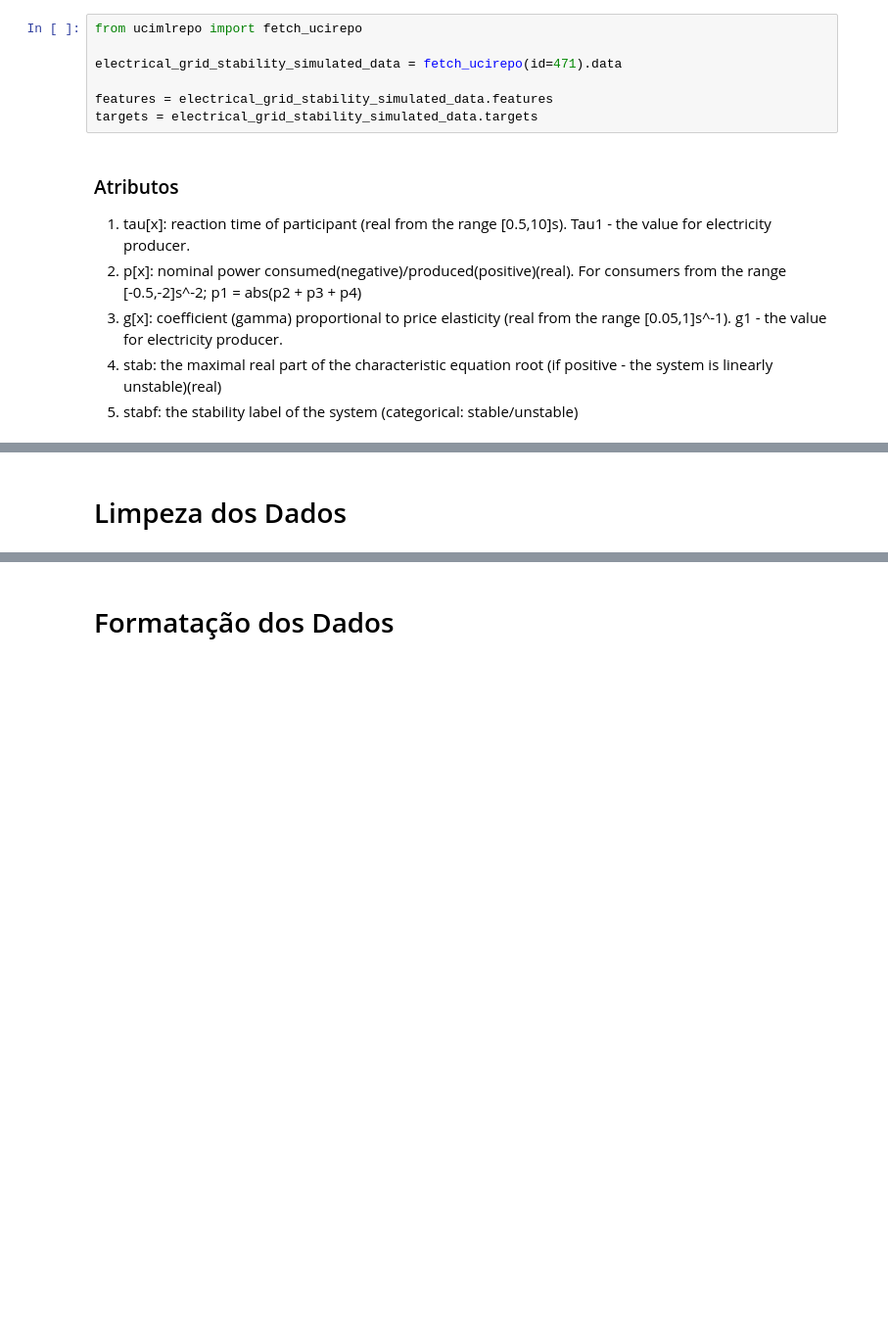
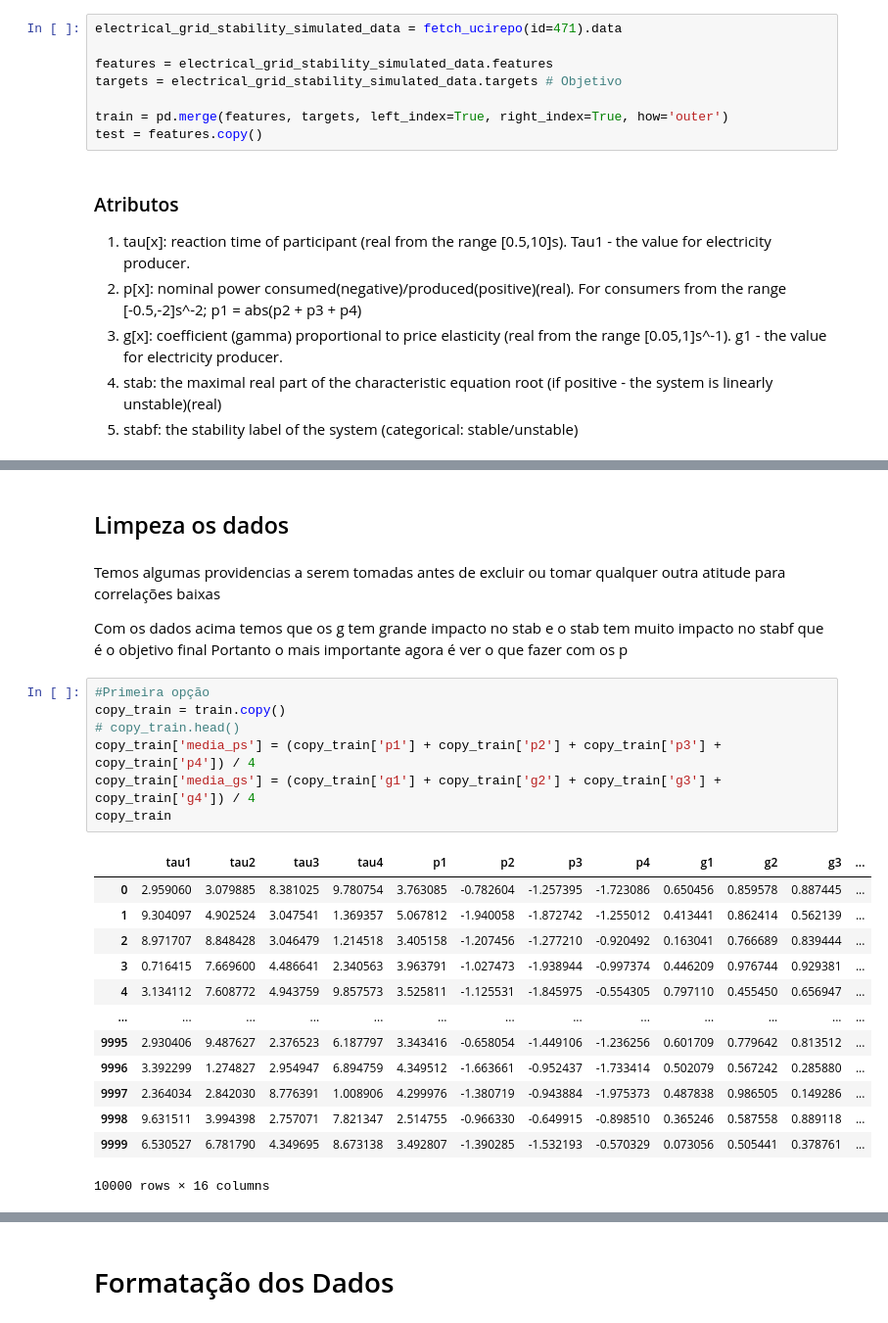
Before and after one commit to masterkey-07/smartgrid-ai-project, a Jupyter notebook: src/concept_proof.ipynb, the cells around one changed output, grey strips where cells are left out. Shown: that part at 98% size. Cells and saved outputs as stored; diff of their text form; blank space fills up the shorter version.

```diff
--- a/src/concept_proof.ipynb
+++ b/src/concept_proof.ipynb
@@ -6,10 +31,11 @@
 # %%
-from ucimlrepo import fetch_ucirepo
-
 electrical_grid_stability_simulated_data = fetch_ucirepo(id=471).data
 
 features = electrical_grid_stability_simulated_data.features
-targets = electrical_grid_stability_simulated_data.targets
+targets = electrical_grid_stability_simulated_data.targets # Objetivo
+
+train = pd.merge(features, targets, left_index=True, right_index=True, how='outer')
+test = features.copy()
 # %% [markdown]
 ### Atributos
 
@@ -21,2 +207,28 @@ targets = electrical_grid_stability_simulated_data.targets
 # %% [markdown]
-# Limpeza dos Dados
+## Limpeza os dados
+# %% [markdown]
+Temos algumas providencias a serem tomadas antes de excluir ou tomar qualquer outra atitude para correlações baixas
+
+Com os dados acima temos que os g tem grande impacto no stab e o stab tem muito impacto no stabf que é o objetivo final
+Portanto o mais importante agora é ver o que fazer com os p
+# %%
+#Primeira opção
+copy_train = train.copy()
+# copy_train.head()
+copy_train['media_ps'] = (copy_train['p1'] + copy_train['p2'] + copy_train['p3'] + copy_train['p4']) / 4
+copy_train['media_gs'] = (copy_train['g1'] + copy_train['g2'] + copy_train['g3'] + copy_train['g4']) / 4
+copy_train
+# %% [output]
+|  | tau1 | tau2 | tau3 | tau4 | p1 | p2 | p3 | p4 | g1 | g2 | g3 | ... |
+| 0 | 2.959060 | 3.079885 | 8.381025 | 9.780754 | 3.763085 | -0.782604 | -1.257395 | -1.723086 | 0.650456 | 0.859578 | 0.887445 | ... |
+| 1 | 9.304097 | 4.902524 | 3.047541 | 1.369357 | 5.067812 | -1.940058 | -1.872742 | -1.255012 | 0.413441 | 0.862414 | 0.562139 | ... |
+| 2 | 8.971707 | 8.848428 | 3.046479 | 1.214518 | 3.405158 | -1.207456 | -1.277210 | -0.920492 | 0.163041 | 0.766689 | 0.839444 | ... |
+| 3 | 0.716415 | 7.669600 | 4.486641 | 2.340563 | 3.963791 | -1.027473 | -1.938944 | -0.997374 | 0.446209 | 0.976744 | 0.929381 | ... |
+| 4 | 3.134112 | 7.608772 | 4.943759 | 9.857573 | 3.525811 | -1.125531 | -1.845975 | -0.554305 | 0.797110 | 0.455450 | 0.656947 | ... |
+| ... | ... | ... | ... | ... | ... | ... | ... | ... | ... | ... | ... | ... |
+| 9995 | 2.930406 | 9.487627 | 2.376523 | 6.187797 | 3.343416 | -0.658054 | -1.449106 | -1.236256 | 0.601709 | 0.779642 | 0.813512 | ... |
+| 9996 | 3.392299 | 1.274827 | 2.954947 | 6.894759 | 4.349512 | -1.663661 | -0.952437 | -1.733414 | 0.502079 | 0.567242 | 0.285880 | ... |
+| 9997 | 2.364034 | 2.842030 | 8.776391 | 1.008906 | 4.299976 | -1.380719 | -0.943884 | -1.975373 | 0.487838 | 0.986505 | 0.149286 | ... |
+| 9998 | 9.631511 | 3.994398 | 2.757071 | 7.821347 | 2.514755 | -0.966330 | -0.649915 | -0.898510 | 0.365246 | 0.587558 | 0.889118 | ... |
+| 9999 | 6.530527 | 6.781790 | 4.349695 | 8.673138 | 3.492807 | -1.390285 | -1.532193 | -0.570329 | 0.073056 | 0.505441 | 0.378761 | ... |
+10000 rows × 16 columns
```
Also changed, not shown: parts of 27 cells of this notebook.
